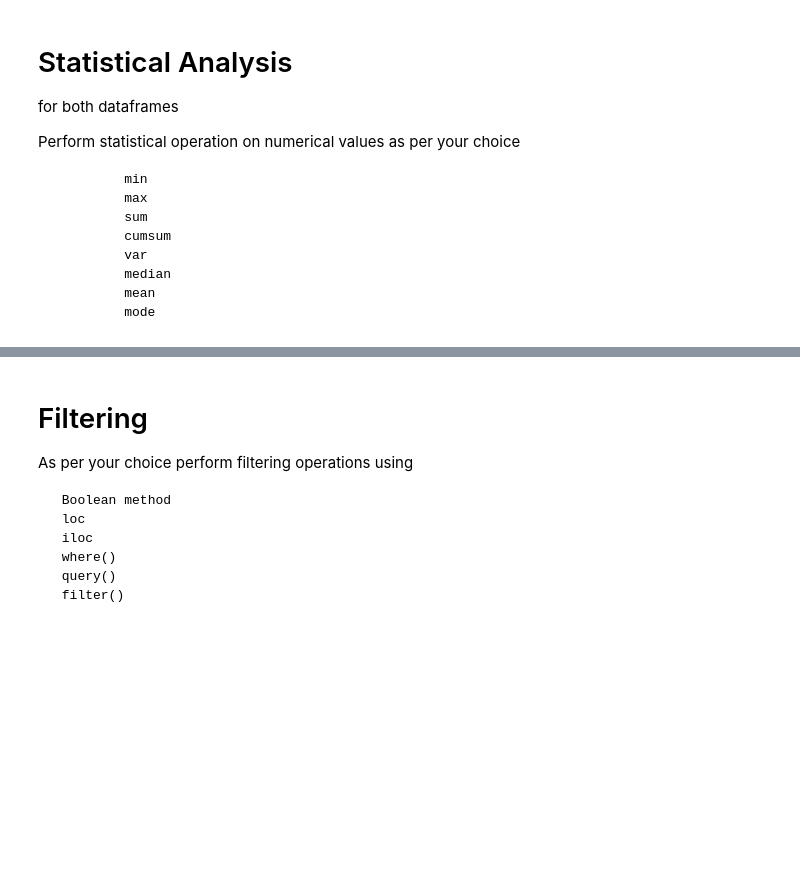
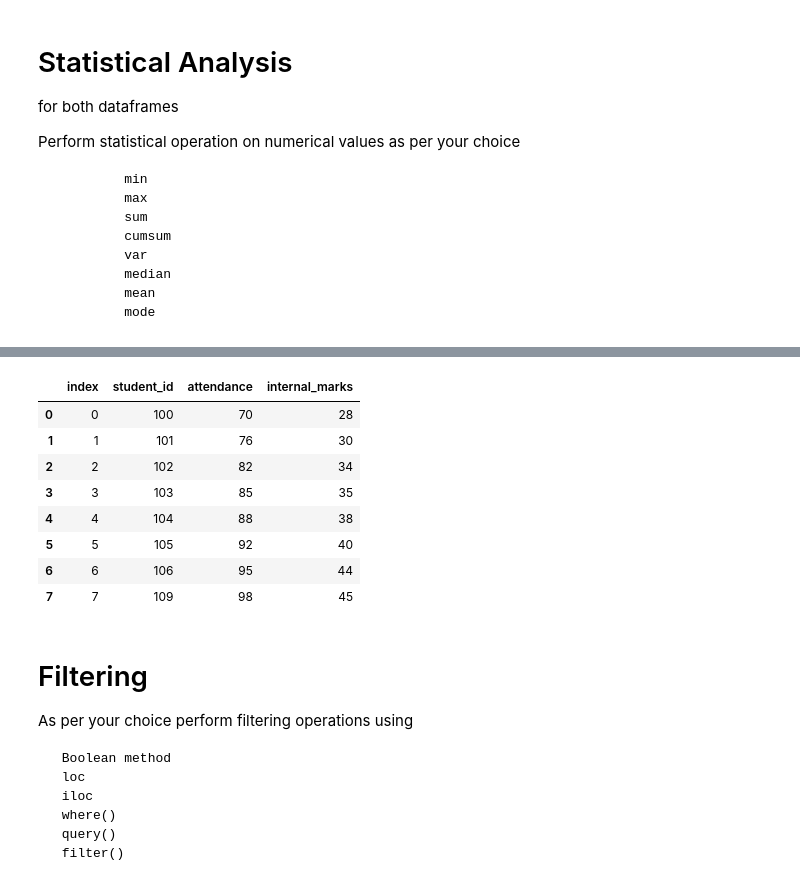
Before and after one commit to Sru-j/daily_lab_activities, a Jupyter notebook: pandas_dataframeII_S.ipynb, the cells around one changed output, grey strips where cells are left out. Saved outputs shown, nothing was run; the diff lists cells and outputs as text; code cells hidden in the pictures; blank space fills up the shorter version.

```diff
--- a/pandas_dataframeII_S.ipynb
+++ b/pandas_dataframeII_S.ipynb
@@ -181,3 +334,15 @@ df_scores
+# %%
+df_scores.mode()
+# %% [output]
+|  | index | student_id | attendance | internal_marks |
+| 0 | 0 | 100 | 70 | 28 |
+| 1 | 1 | 101 | 76 | 30 |
+| 2 | 2 | 102 | 82 | 34 |
+| 3 | 3 | 103 | 85 | 35 |
+| 4 | 4 | 104 | 88 | 38 |
+| 5 | 5 | 105 | 92 | 40 |
+| 6 | 6 | 106 | 95 | 44 |
+| 7 | 7 | 109 | 98 | 45 |
 # %% [markdown]
 # Filtering
 
```
Also changed, not shown: parts of 29 cells of this notebook.
